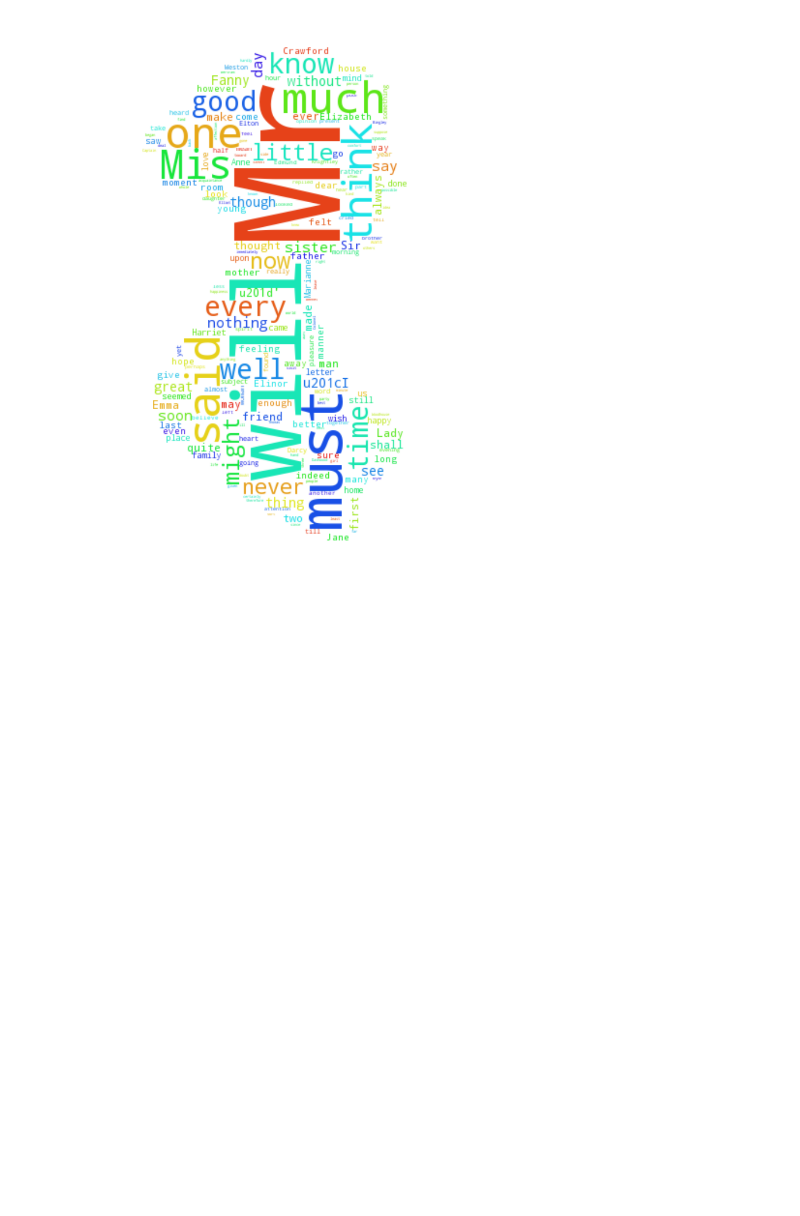
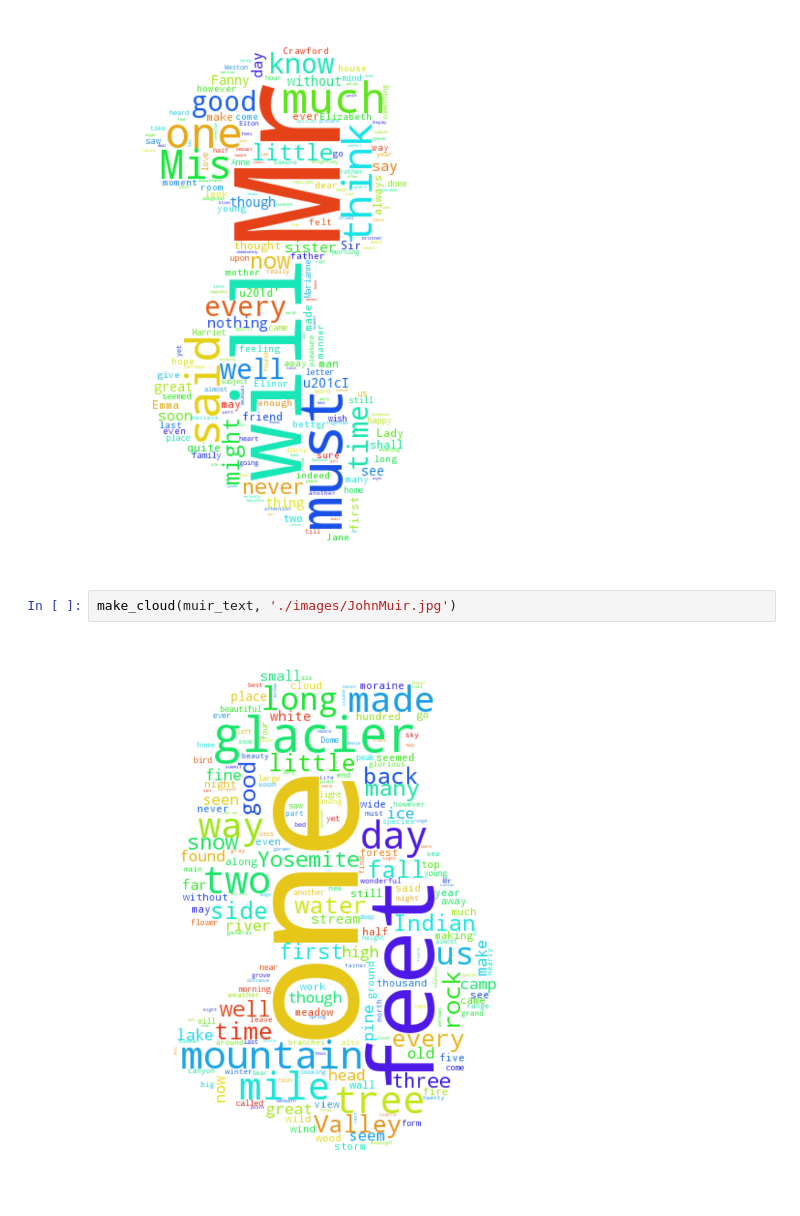
Before and after one commit to fangzhimeng/spark_nlp, a Jupyter notebook: NickAuthorRecognitionViz.ipynb, the cells around one changed output. Drawn from its saved outputs; the diff is of its cells as text; blank space fills up the shorter version.

```diff
--- a/NickAuthorRecognitionViz.ipynb
+++ b/NickAuthorRecognitionViz.ipynb
@@ -244,3 +232,7 @@ make_cloud(twain_text, './images/MarkTwain.jpg')
 make_cloud(austen_text, './images/JaneAusten.jpg')
 # %% [output]
 [figure]
+# %%
+make_cloud(muir_text, './images/JohnMuir.jpg')
+# %% [output]
+[figure, added]
```
Also changed, not shown: parts of 2 cells of this notebook, 2 other files.
